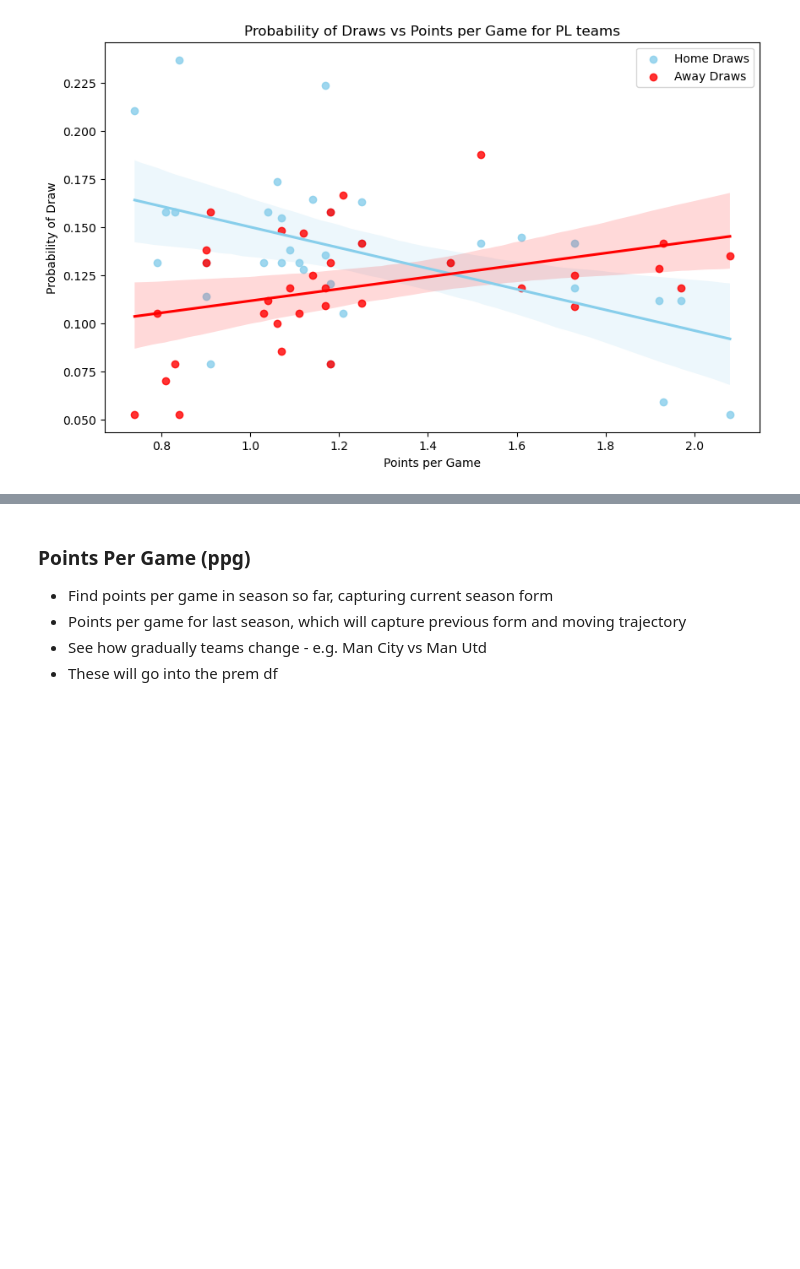
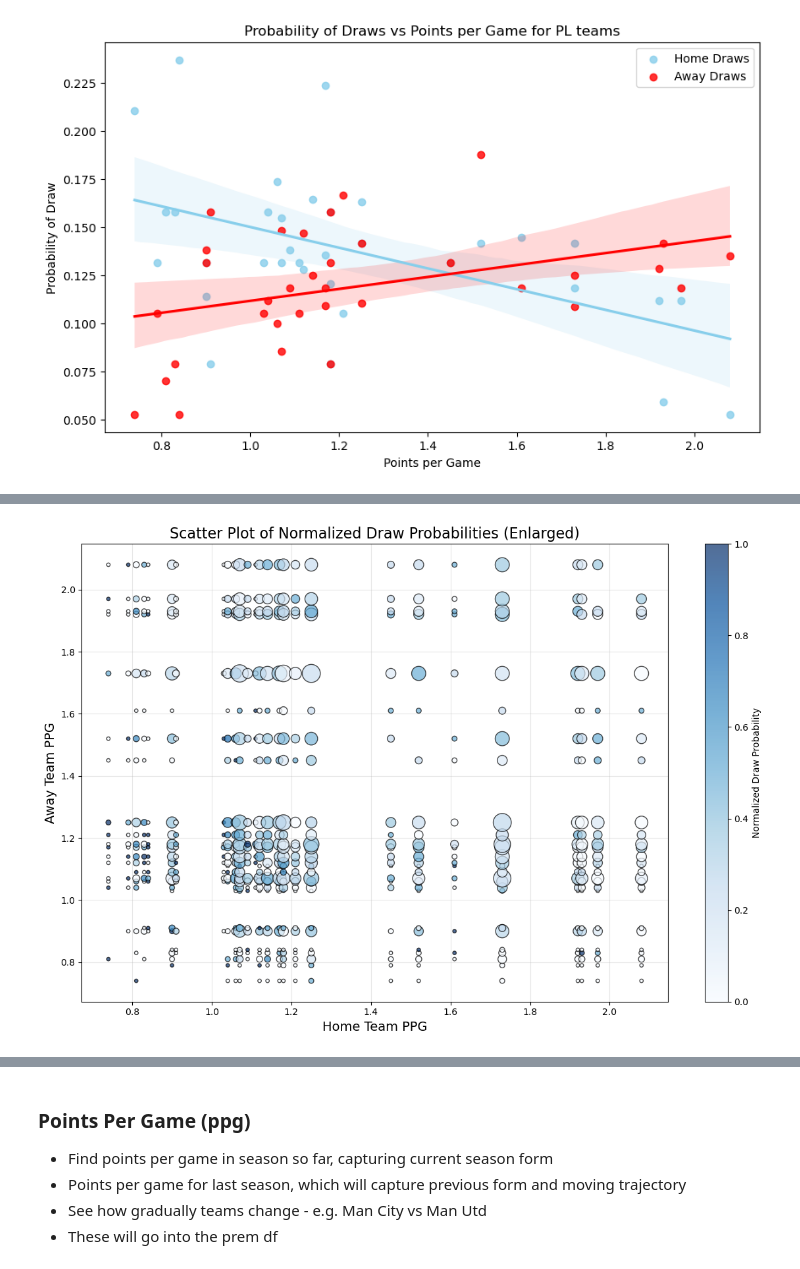
Before and after one commit to tjjdoherty/football-project-mvp, a Jupyter notebook: intro_clean_eda.ipynb, the cells around one changed output, grey strips where cells are left out. Saved outputs shown, nothing was run; the diff lists cells and outputs as text; code cells hidden in the pictures; blank space fills up the shorter version.

```diff
--- a/intro_clean_eda.ipynb
+++ b/intro_clean_eda.ipynb
@@ -1231,0 +1254,6 @@ pl_points
+# %%
+def categorize_ppg(ppg, bins=[0, 1.0, 1.4, 1.8, float('inf')], labels=['Low', 'Medium', 'High', 'Elite']):
+    """
+    Categorize points per game (PPG) into bins.
+    """
+    return pd.cut(ppg, bins=bins, labels=labels, right=False)
@@ -1231,0 +1334,57 @@ pl_points
+# %%
+def plot_scatter_draw_probability(prem, prem_draws, size_factor=15):
+    """
+    Create a scatter plot for normalized draw probabilities based on home and away PPG.
+
+    Parameters:
+        prem (pd.DataFrame): Full DataFrame containing all results with home and away PPG.
+        prem_draws (pd.DataFrame): Subset DataFrame containing only draws.
+        size_factor (int): Factor to scale the size of the points (default: 50).
+
+    Returns:
+        None: Displays a scatter plot.
+    """
+    import matplotlib.pyplot as plt
+    import seaborn as sns
+
+    # Count total matches
+    total_matches = prem.groupby(['home_team_ppg', 'away_team_ppg']).size().reset_index(name='total_matches')
+
+    # Count total draws
+    total_draws = prem_draws.groupby(['home_team_ppg', 'away_team_ppg']).size().reset_index(name='total_draws')
+
+    # Merge and normalize
+    draw_stats = total_matches.merge(total_draws, on=['home_team_ppg', 'away_team_ppg'], how='left')
+    draw_stats['total_draws'] = draw_stats['total_draws'].fillna(0)  # Fill NaN draws with 0
+    draw_stats['draw_probability'] = draw_stats['total_draws'] / draw_stats['total_matches']
+
+    # Check for non-empty data
+    if draw_stats.empty:
+        print("No data available for plotting.")
+        return
+
+    # Scale dot size by total matches and a size factor
+    draw_stats['scaled_size'] = draw_stats['total_matches'] * size_factor
+
+    # Create scatter plot
+    plt.figure(figsize=(12, 8))
+    scatter = plt.scatter(
+        draw_stats['home_team_ppg'],
+        draw_stats['away_team_ppg'],
+        c=draw_stats['draw_probability'],  # Color by draw probability
+        s=draw_stats['scaled_size'],  # Scaled size by total matches
+        cmap='Blues',
+        alpha=0.7,
+        edgecolor='black'
+    )
+    plt.colorbar(scatter, label='Normalized Draw Probability')
+    plt.title("Scatter Plot of Normalized Draw Probabilities (Enlarged)", fontsize=16)
+    plt.xlabel("Home Team PPG", fontsize=14)
+    plt.ylabel("Away Team PPG", fontsize=14)
+    plt.grid(alpha=0.3)
+    plt.tight_layout()
+    plt.show()
+
+plot_scatter_draw_probability(prem, prem_draws)
+# %% [output]
+[figure, added]
```
Also changed, not shown: parts of 34 cells of this notebook, 1 other file.
